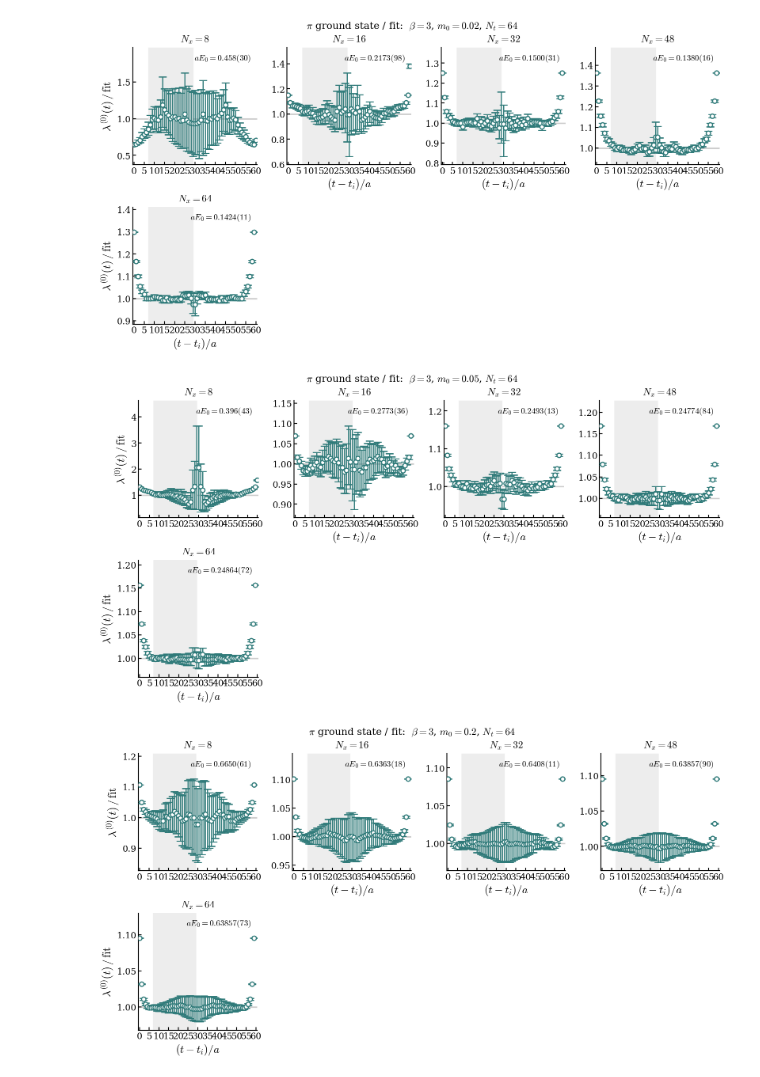
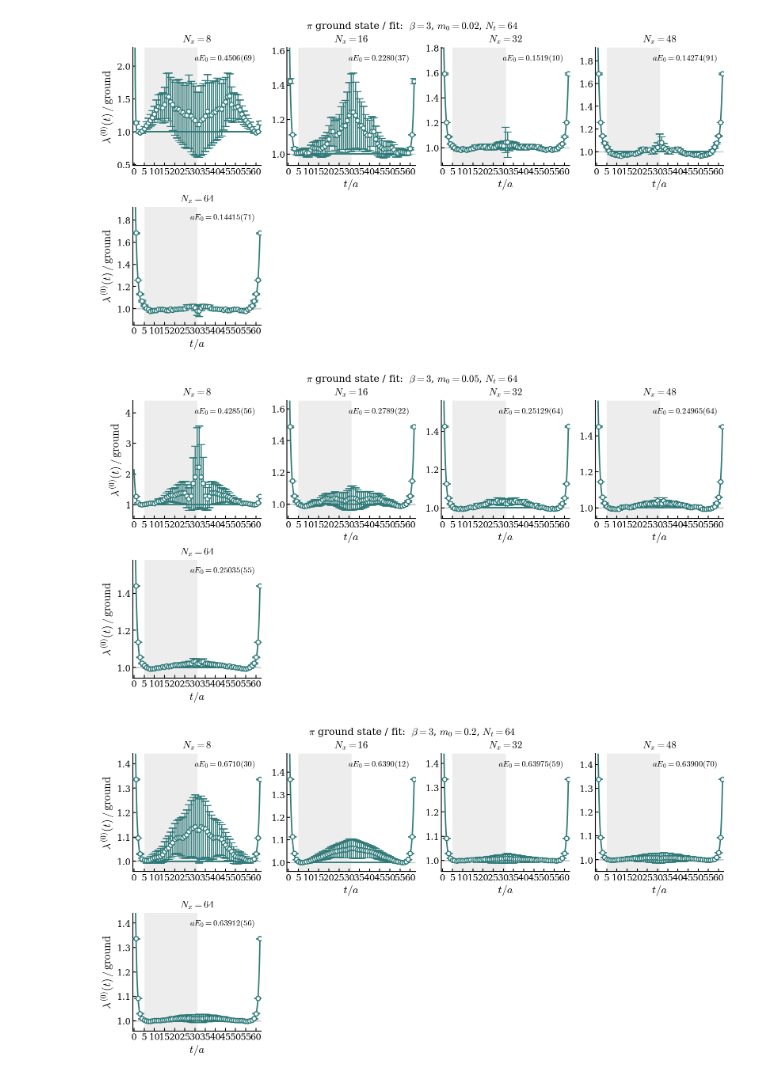
Before and after one commit to wurdahl/schwingerModel, a Jupyter notebook: finiteVolume.ipynb, the cells around one changed output. Drawn from its saved outputs; the diff is of its cells as text; code cells hidden in the pictures.

```diff
--- a/finiteVolume.ipynb
+++ b/finiteVolume.ipynb
@@ -114,15 +128,16 @@ pionMasses = {m0: [o for (mm, _), o in zip(flatM, flatMasses) if mm == m0] for m
 # (Nt is common to every ensemble, so one model serves all)
 fitModel = sim.plotting.fitCurve("sinh", ti=gevpTi, shift=1, dimt=Nt)
 # %%
-# raw principal correlators on a log axis, fitted sinh overlaid: straight
-# where the ground state dominates; the sinh cusp shows as the dive at T/2.
+# raw principal correlators on a log axis, fitted two-exponential sinh overlaid:
+# straight where the ground state dominates, curving up at t < t_i where the
+# contamination term grows; the sinh cusp shows as the dive at T/2.
 # One figure per quark mass.
 for m0 in m0s:
     sim.plotting.prinCorrelSemilog(
         pionPrinCorrels[m0],
         masses=pionMasses[m0],
         fitT=fitTs[m0],
-        fitModel=fitModel,
+        fitModel=fitModel, ti=gevpTi,
         labels=[rf"$N_x = {m.dimx}$" for m in metas[m0]],
         title=rf"$\pi$ principal correlators:  $\beta = {beta:g}$, "
               rf"$m_0 = {m0}$, $N_t = {Nt}$",
@@ -137,14 +152,17 @@ for m0 in m0s:
 # %%
-# fit quality per volume: lambda(t) / fit flattens to 1 wherever the sinh
-# describes the data; deviations at small t are excited states, and points
-# outside the shaded fit window carry no obligation to sit at 1.
+# fit quality per volume: lambda(t) divided by the fitted GROUND-STATE term
+# only, so the data flatten to 1 where the ground state dominates and rise
+# where the contamination lives (t < t_i and the front of the window). The
+# line is fit / ground, the contamination shape the fit found -- data on the
+# line is the fit working; points between t_i and the shaded window carry no
+# obligation to sit on it.
 # One figure per quark mass.
 for m0 in m0s:
     sim.plotting.prinCorrelOverFit(
         pionPrinCorrels[m0], pionMasses[m0],
         state=0,
         fitT=fitTs[m0],
-        fitModel=fitModel,
+        fitModel=fitModel, ti=gevpTi,
         labels=[rf"$N_x = {m.dimx}$" for m in metas[m0]],
         title=rf"$\pi$ ground state / fit:  $\beta = {beta:g}$, "
               rf"$m_0 = {m0}$, $N_t = {Nt}$",
@@ -156,6 +174,6 @@ for m0 in m0s:
-[figure, old version]
+[figure, new version]
-[figure, old version]
+[figure, new version]
-[figure, old version]
+[figure, new version]
 # %%
 from scipy.optimize import curve_fit
 from schwingerModel import plotting as sp
```
Also changed, not shown: parts of 15 cells of this notebook, 44 other files.
